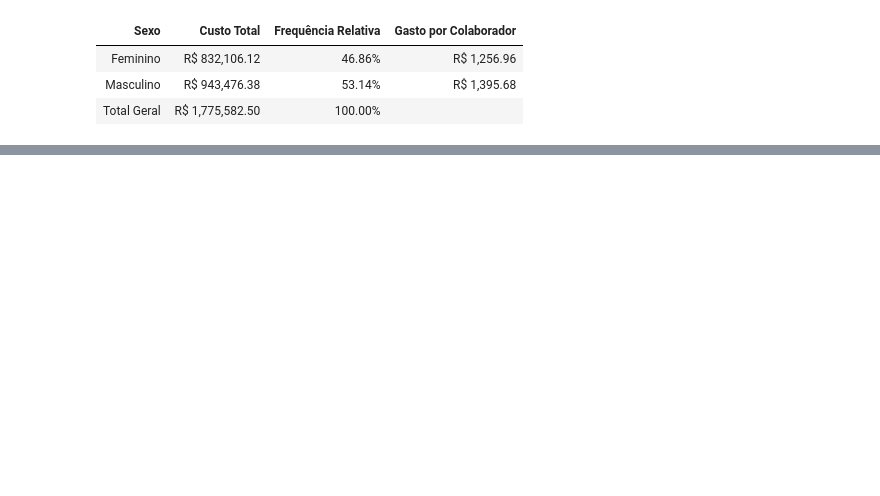
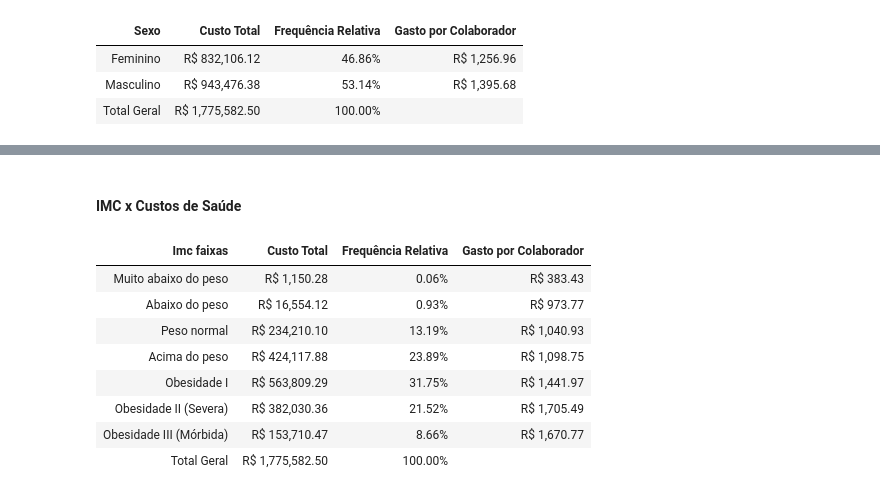
Before and after one commit to luizapilotto/case-plano-saude, a Jupyter notebook: notebooks/analise_exploratoria.ipynb, the cells around one changed output, grey strips where cells are left out. Saved outputs shown, nothing was run; the diff lists cells and outputs as text; code cells hidden in the pictures; blank space fills up the shorter version.

```diff
--- a/notebooks/analise_exploratoria.ipynb
+++ b/notebooks/analise_exploratoria.ipynb
@@ -518,0 +542,17 @@ tabela_bivariada(df, 'Fumante_Boolean')
+# %% [markdown]
+####  IMC x Custos de Saúde
+# %%
+# Convertendo a coluna do DF para categoria ordenada usando a ordem previamente estabelecida
+df['IMC Faixas'] = pd.Categorical(df['IMC Faixas'], categories=ordem_imc, ordered=True)
+
+tabela_bivariada(df, 'IMC Faixas')
+# %% [output]
+| Imc faixas | Custo Total | Frequência Relativa | Gasto por Colaborador |
+| Muito abaixo do peso | R$ 1,150.28 | 0.06% | R$ 383.43 |
+| Abaixo do peso | R$ 16,554.12 | 0.93% | R$ 973.77 |
+| Peso normal | R$ 234,210.10 | 13.19% | R$ 1,040.93 |
+| Acima do peso | R$ 424,117.88 | 23.89% | R$ 1,098.75 |
+| Obesidade I | R$ 563,809.29 | 31.75% | R$ 1,441.97 |
+| Obesidade II (Severa) | R$ 382,030.36 | 21.52% | R$ 1,705.49 |
+| Obesidade III (Mórbida) | R$ 153,710.47 | 8.66% | R$ 1,670.77 |
+| Total Geral | R$ 1,775,582.50 | 100.00% |  |
```
Also changed, not shown: parts of 11 cells of this notebook, 4 other files.
